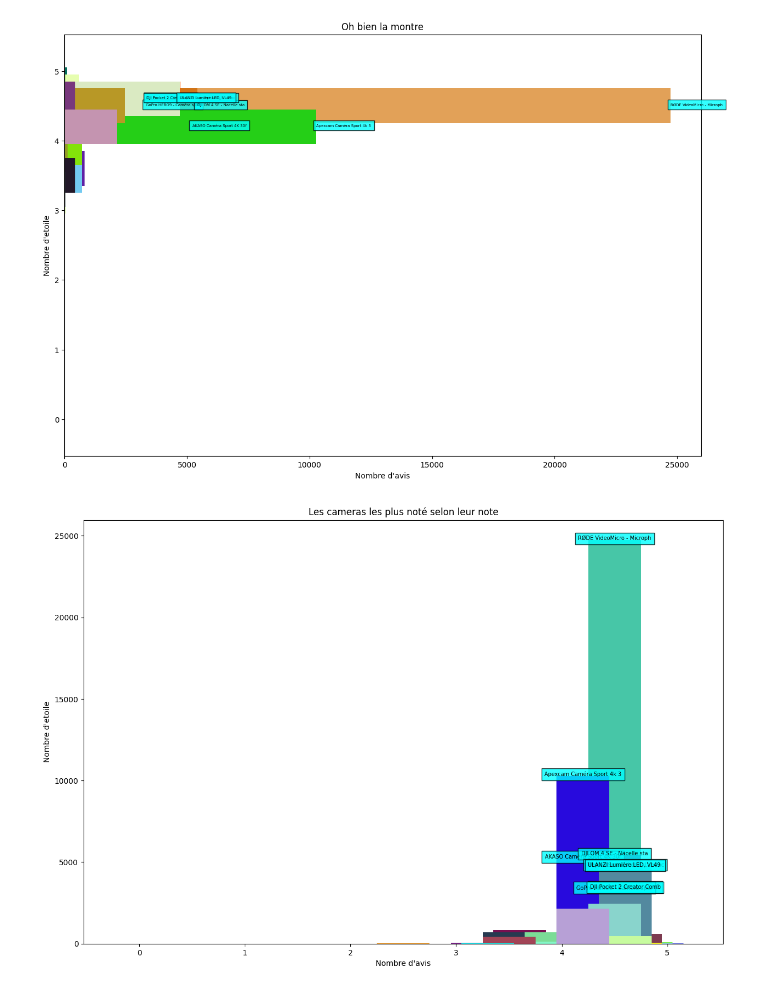
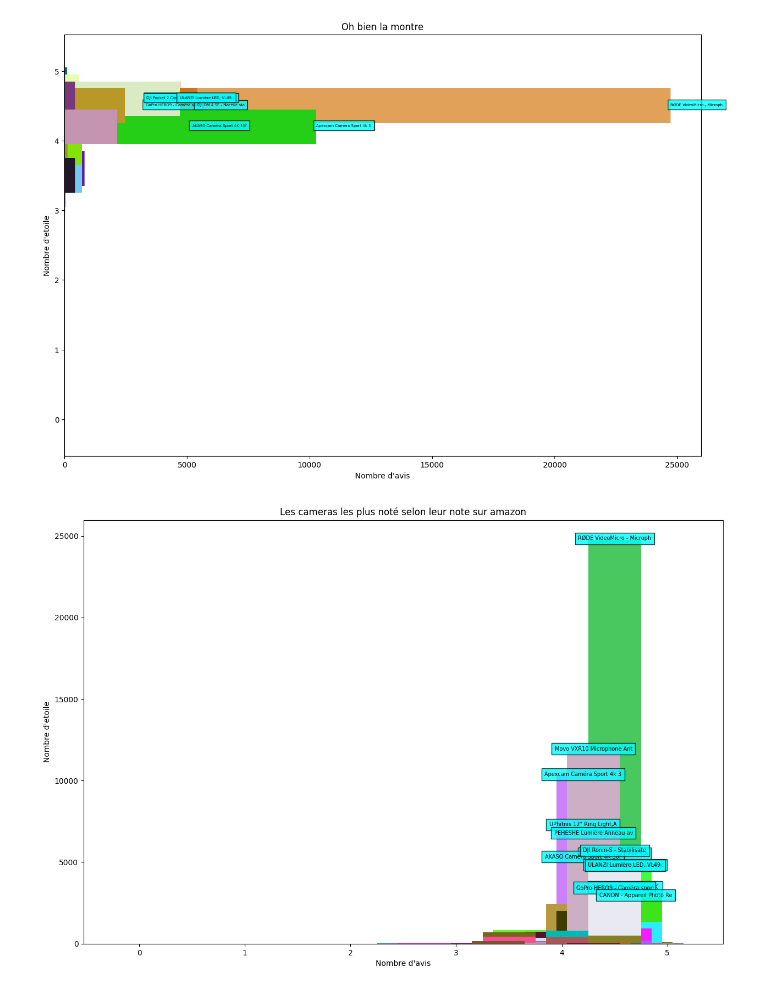
Before and after one commit to TenKaiMass/Scrap_amazon, a Jupyter notebook: stats.ipynb, the cells around one changed output. Saved outputs shown, nothing was run; the diff lists cells and outputs as text; code cells hidden in the pictures.

```diff
--- a/stats.ipynb
+++ b/stats.ipynb
@@ -3,7 +3,7 @@ import pandas as pd
 import numpy as np
 import matplotlib.pyplot as plt
 # %%
-df = pd.read_csv("dataset/myDataset2.csv")
+df = pd.read_csv("dataset/dataset_camera_vlog1.csv")
 df2 = df
 plt.bar(df2['Note'],df2['Nombre_avis'],  width=0.1)
 #df2.pivot(index='Note',columns='index',values='Nombre_avis').plot(kind='bar')
@@ -31,18 +31,18 @@ plt.show()
 # %%
 nb_avis = df2['Nombre_avis']
 note = df2['Note']
 
 def valuelabel(note,nb_avis):
     for i in range(len(note)):
         if nb_avis[i] > 2500:
             plt.text(note[i],nb_avis[i],df2['Product'][i],ha='center',
                 bbox = dict(facecolor = 'cyan', alpha =0.8),size=7,)
 fig = plt.figure(figsize= (15,10))
 plt.bar(df2['Note'],df2['Nombre_avis'],color=np.random.rand(len(df['Product']),3),width=0.5)
 valuelabel(note=note,nb_avis=nb_avis)
 plt.xlabel("Nombre d'avis")
 plt.ylabel("Nombre d'etoile")
-plt.title('Les cameras les plus noté selon leur note')
+plt.title('Les cameras les plus noté selon leur note sur amazon')
 plt.show()
 # %% [output]
-[figure, old version]
+[figure, new version]
```
Also changed, not shown: parts of 1 cell of this notebook, 4 other files.
